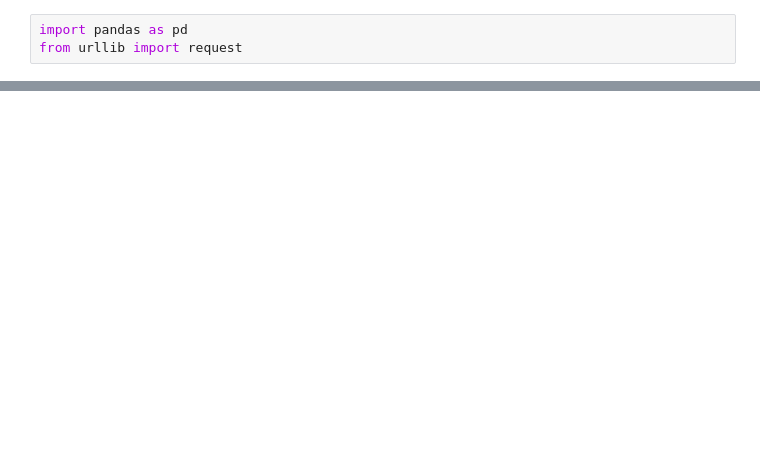
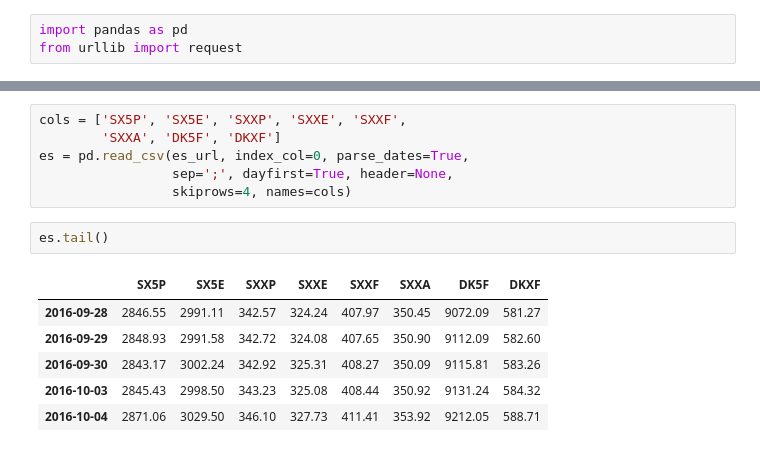
Before and after one commit to SynMind/MyStudy, a Jupyter notebook: content/pandas.ipynb, the cells around one changed output, grey strips where cells are left out. Drawn from its saved outputs; the diff is of its cells as text; blank space fills up the shorter version.

```diff
--- a/content/pandas.ipynb
+++ b/content/pandas.ipynb
@@ -916,0 +1015,15 @@ URLError: <urlopen error [WinError 10061] 由于目标计算机积极拒绝，
+# %%
+cols = ['SX5P', 'SX5E', 'SXXP', 'SXXE', 'SXXF',
+        'SXXA', 'DK5F', 'DKXF']
+es = pd.read_csv(es_url, index_col=0, parse_dates=True,
+                 sep=';', dayfirst=True, header=None,
+                 skiprows=4, names=cols)
+# %%
+es.tail()
+# %% [output]
+|  | SX5P | SX5E | SXXP | SXXE | SXXF | SXXA | DK5F | DKXF |
+| 2016-09-28 | 2846.55 | 2991.11 | 342.57 | 324.24 | 407.97 | 350.45 | 9072.09 | 581.27 |
+| 2016-09-29 | 2848.93 | 2991.58 | 342.72 | 324.08 | 407.65 | 350.90 | 9112.09 | 582.60 |
+| 2016-09-30 | 2843.17 | 3002.24 | 342.92 | 325.31 | 408.27 | 350.09 | 9115.81 | 583.26 |
+| 2016-10-03 | 2845.43 | 2998.50 | 343.23 | 325.08 | 408.44 | 350.92 | 9131.24 | 584.32 |
+| 2016-10-04 | 2871.06 | 3029.50 | 346.10 | 327.73 | 411.41 | 353.92 | 9212.05 | 588.71 |
```
Also changed, not shown: parts of 48 cells of this notebook, 5 other files.
